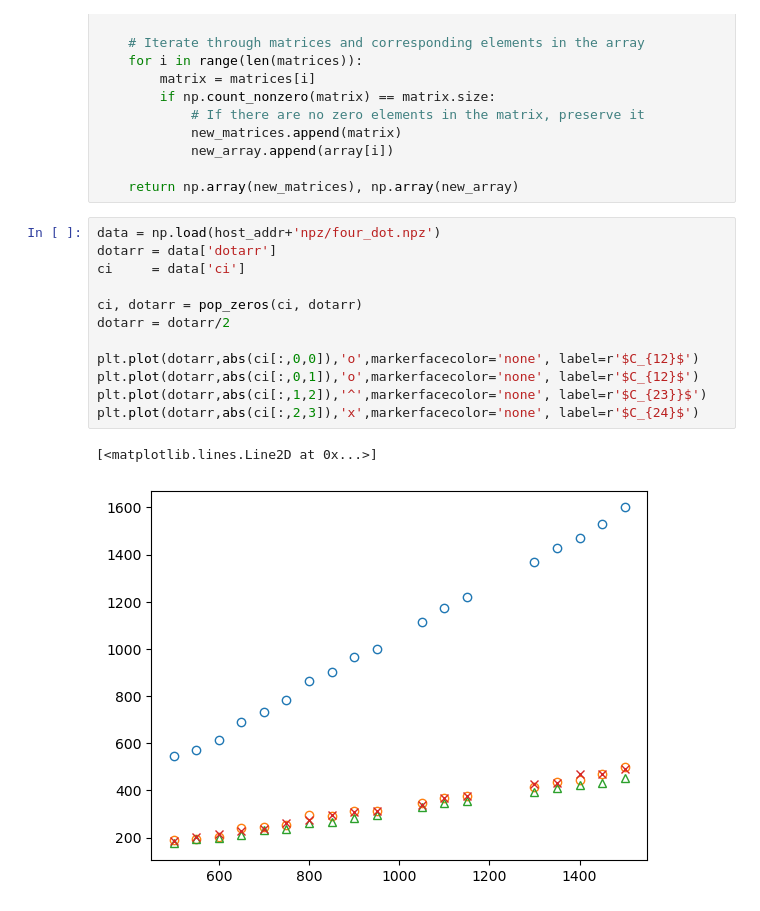
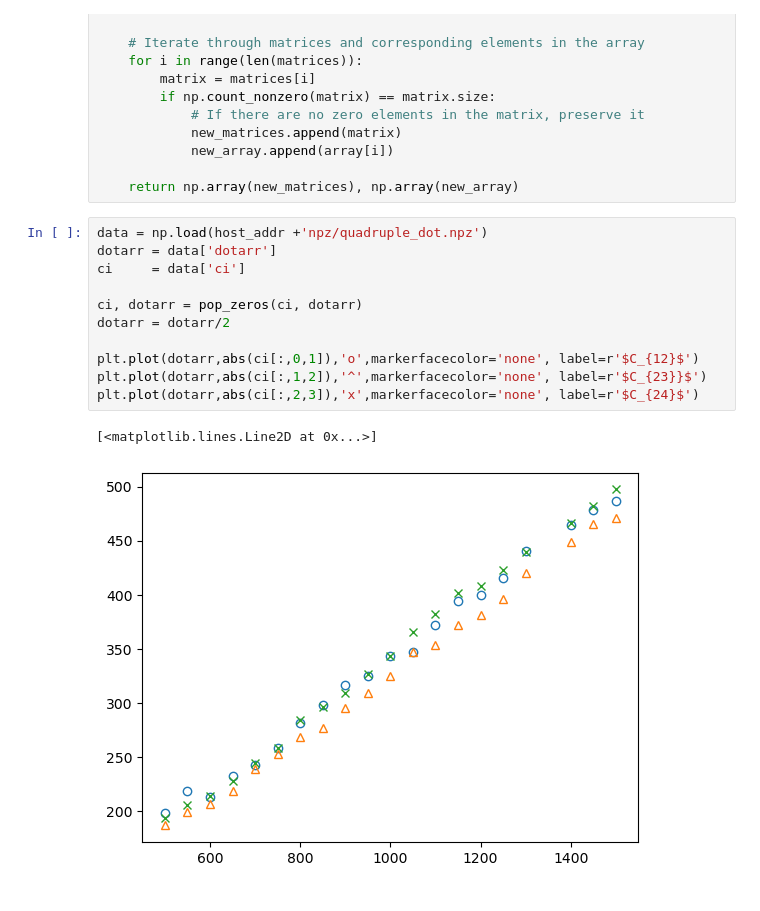
Before and after one commit to BingchengSuo/PYVA, a Jupyter notebook: analysis.ipynb, the cells around one changed output. Drawn from its saved outputs; the diff is of its cells as text.

```diff
--- a/analysis.ipynb
+++ b/analysis.ipynb
@@ -243,17 +531,16 @@ def pop_zeros(matrices, array):
 
     return np.array(new_matrices), np.array(new_array)
 # %%
-data = np.load(host_addr+'npz/four_dot.npz')
+data = np.load(host_addr +'npz/quadruple_dot.npz')
 dotarr = data['dotarr']
 ci     = data['ci']
 
 ci, dotarr = pop_zeros(ci, dotarr)
 dotarr = dotarr/2
 
-plt.plot(dotarr,abs(ci[:,0,0]),'o',markerfacecolor='none', label=r'$C_{12}$')
 plt.plot(dotarr,abs(ci[:,0,1]),'o',markerfacecolor='none', label=r'$C_{12}$')
 plt.plot(dotarr,abs(ci[:,1,2]),'^',markerfacecolor='none', label=r'$C_{23}}$')
 plt.plot(dotarr,abs(ci[:,2,3]),'x',markerfacecolor='none', label=r'$C_{24}$')
 # %% [output]
 [<matplotlib.lines.Line2D at 0x...>]
-[figure, old version]
+[figure, new version]
```
Also changed, not shown: parts of 24 cells of this notebook, 22 other files.
